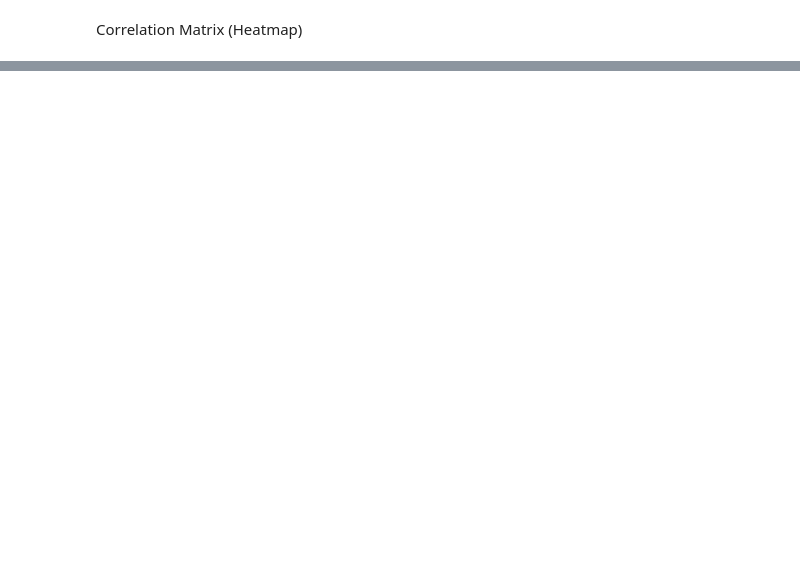
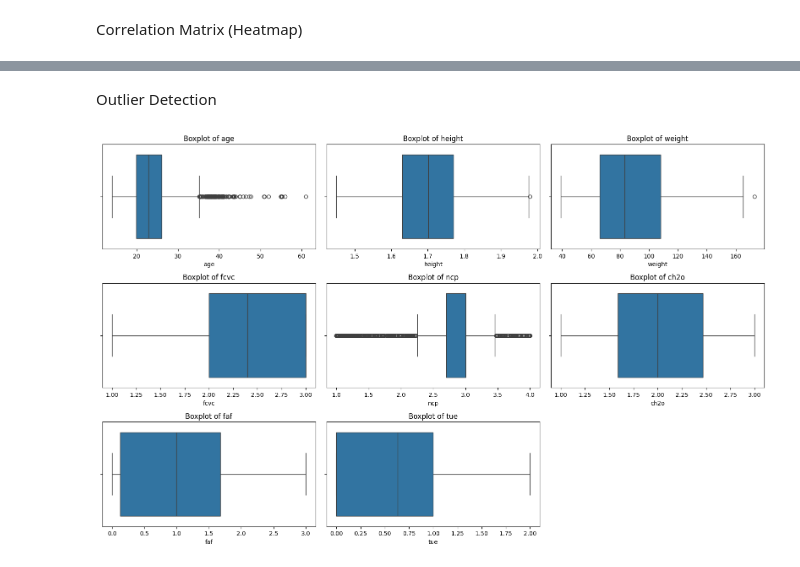
Before and after one commit to mahesh989/Machine-learning-project-Obesity_prediction, a Jupyter notebook: code.ipynb, the cells around one changed output, grey strips where cells are left out. Drawn from its saved outputs; the diff is of its cells as text; code cells hidden in the pictures; blank space fills up the shorter version.

```diff
--- a/code.ipynb
+++ b/code.ipynb
@@ -227,0 +253,12 @@ Label encoding applied to the categorical variables:
+# %%
+# Select numeric columns
+numeric_columns = df.select_dtypes(include=['float64', 'int64'])
+
+# Correlation matrix and heatmap for numeric features
+plt.figure(figsize=(12, 8))
+corr_matrix = numeric_columns.corr()
+
+# Generate a heatmap
+sns.heatmap(corr_matrix, annot=True, cmap='coolwarm', linewidths=0.5)
+plt.title('Correlation Matrix of Numeric Features')
+plt.show()
@@ -227,0 +267,13 @@ Label encoding applied to the categorical variables:
+# %% [markdown]
+Outlier Detection
+# %%
+# Plot boxplots for numeric features to detect outliers
+plt.figure(figsize=(16, 10))
+for i, col in enumerate(numeric_columns):
+    plt.subplot(n_rows, n_cols, i + 1)
+    sns.boxplot(x=df[col])
+    plt.title(f'Boxplot of {col}')
+plt.tight_layout()
+plt.show()
+# %% [output]
+[figure, added]
```
Also changed, not shown: parts of 13 cells of this notebook, 5 other files.
